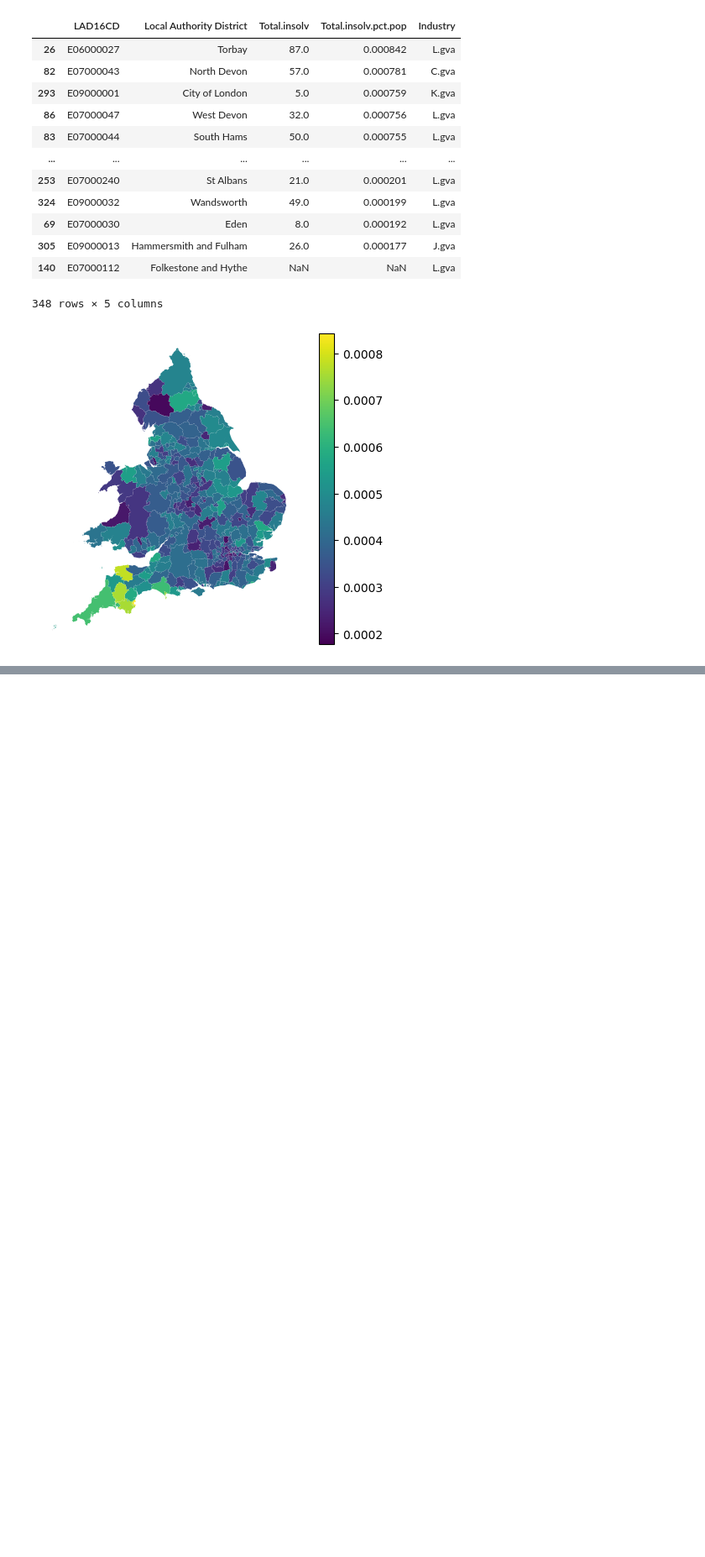
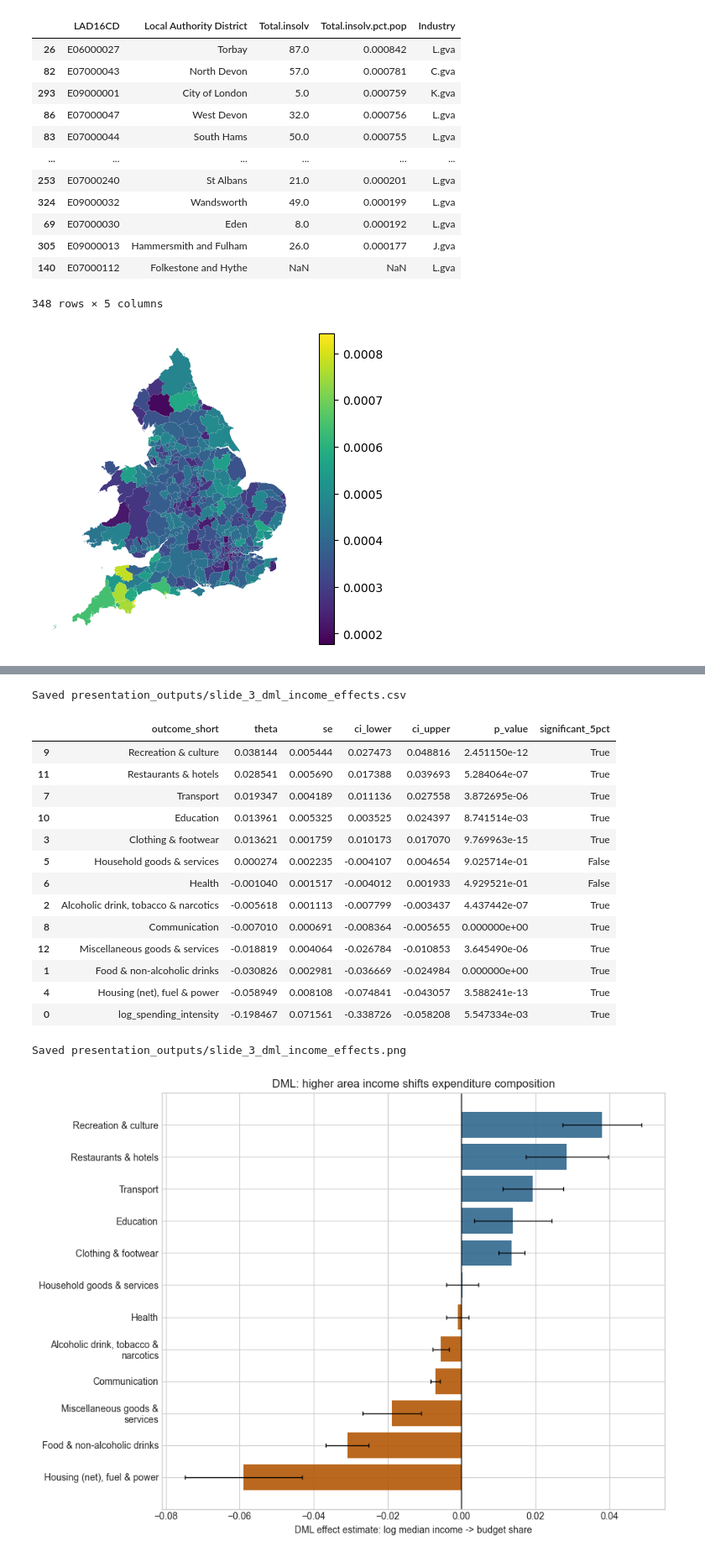
Before and after one commit to DolanDack/datasets, a Jupyter notebook: Causality Example.ipynb, the cells around one changed output, grey strips where cells are left out. Shown at 84% size. Drawn from its saved outputs; the diff is of its cells as text; code cells hidden in the pictures; blank space fills up the shorter version.

```diff
--- a/Causality Example.ipynb
+++ b/Causality Example.ipynb
@@ -254,0 +1723,45 @@ m
+# %%
+# Slide 3 DML table and plot.
+if 'income_dml_results_df' in globals():
+    dml_plot_df = income_dml_results_df.copy()
+    dml_plot_df['outcome_short'] = dml_plot_df['outcome'].str.replace('share__', '', regex=False)
+    dml_plot_df['significant_5pct'] = dml_plot_df['p_value'] < 0.05
+    dml_table = dml_plot_df[['outcome_short', 'theta', 'se', 'ci_lower', 'ci_upper', 'p_value', 'significant_5pct']]
+    display_table(dml_table, 'slide_3_dml_income_effects.csv')
+
+    plot_df = dml_plot_df[dml_plot_df['outcome'] != 'log_spending_intensity'].sort_values('theta')
+    colors = np.where(plot_df['theta'] >= 0, '#31688e', '#b35806')
+
+    fig, ax = plt.subplots(figsize=(9.5, 7.0))
+    ax.barh(wrap_labels(plot_df['outcome_short'], 28), plot_df['theta'], color=colors, alpha=0.9)
+    ax.errorbar(
+        plot_df['theta'], np.arange(len(plot_df)),
+        xerr=[plot_df['theta'] - plot_df['ci_lower'], plot_df['ci_upper'] - plot_df['theta']],
+        fmt='none', ecolor='black', elinewidth=1, capsize=2
+    )
+    ax.axvline(0, color='black', lw=1)
+    ax.set_xlabel('DML effect estimate: log median income -> budget share')
+    ax.set_title('DML: higher area income shifts expenditure composition')
+    fig.tight_layout()
+    save_slide_fig(fig, 'slide_3_dml_income_effects.png')
+    plt.show()
+else:
+    print('income_dml_results_df not found. Run the DML cells first.')
+# %% [output]
+Saved presentation_outputs/slide_3_dml_income_effects.csv
+|  | outcome_short | theta | se | ci_lower | ci_upper | p_value | significant_5pct |
+| 9 | Recreation & culture | 0.038144 | 0.005444 | 0.027473 | 0.048816 | 2.451150e-12 | True |
+| 11 | Restaurants & hotels | 0.028541 | 0.005690 | 0.017388 | 0.039693 | 5.284064e-07 | True |
+| 7 | Transport | 0.019347 | 0.004189 | 0.011136 | 0.027558 | 3.872695e-06 | True |
+| 10 | Education | 0.013961 | 0.005325 | 0.003525 | 0.024397 | 8.741514e-03 | True |
+| 3 | Clothing & footwear | 0.013621 | 0.001759 | 0.010173 | 0.017070 | 9.769963e-15 | True |
+| 5 | Household goods & services | 0.000274 | 0.002235 | -0.004107 | 0.004654 | 9.025714e-01 | False |
+| 6 | Health | -0.001040 | 0.001517 | -0.004012 | 0.001933 | 4.929521e-01 | False |
+| 2 | Alcoholic drink, tobacco & narcotics | -0.005618 | 0.001113 | -0.007799 | -0.003437 | 4.437442e-07 | True |
+| 8 | Communication | -0.007010 | 0.000691 | -0.008364 | -0.005655 | 0.000000e+00 | True |
+| 12 | Miscellaneous goods & services | -0.018819 | 0.004064 | -0.026784 | -0.010853 | 3.645490e-06 | True |
+| 1 | Food & non-alcoholic drinks | -0.030826 | 0.002981 | -0.036669 | -0.024984 | 0.000000e+00 | True |
+| 4 | Housing (net), fuel & power | -0.058949 | 0.008108 | -0.074841 | -0.043057 | 3.588241e-13 | True |
+| 0 | log_spending_intensity | -0.198467 | 0.071561 | -0.338726 | -0.058208 | 5.547334e-03 | True |
+Saved presentation_outputs/slide_3_dml_income_effects.png
+[figure, added]
```
Also changed, not shown: parts of 67 cells of this notebook, 20 other files.
